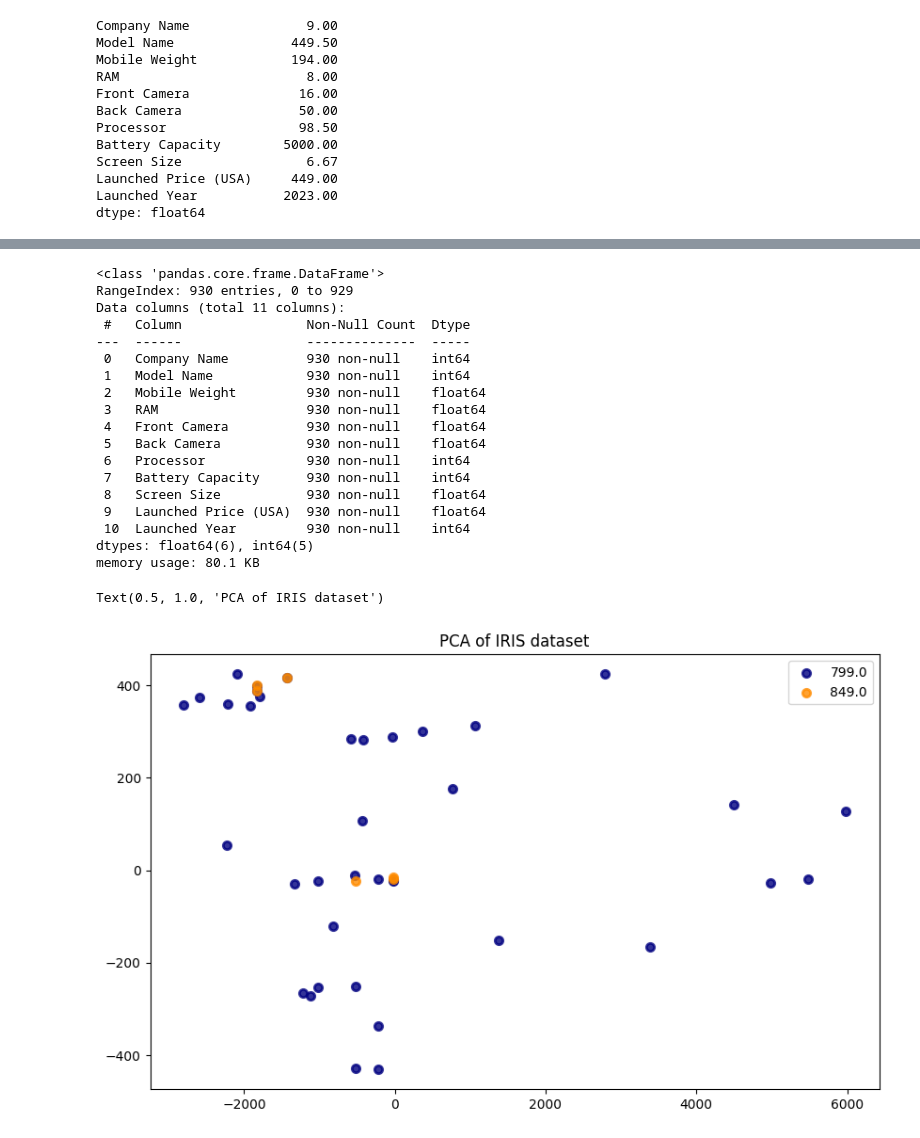
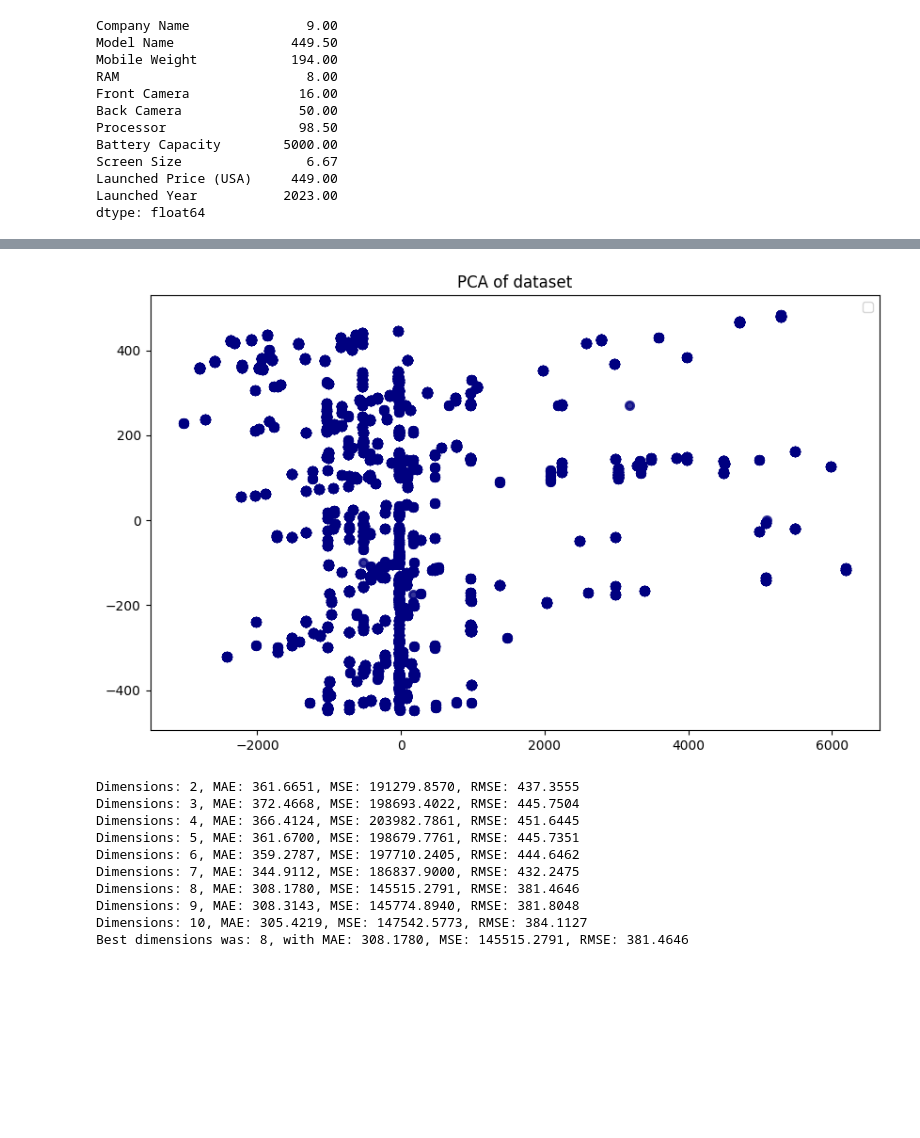
Before and after one commit to AllHailTheSheep/CIS3715, a Jupyter notebook: final/final.ipynb, the cells around one changed output, grey strips where cells are left out. Cells and saved outputs as stored; diff of their text form; code cells hidden in the pictures; blank space fills up the shorter version.

```diff
--- a/final/final.ipynb
+++ b/final/final.ipynb
@@ -153,53 +153,86 @@ plt.show()
 
 med_ram_per_year = ppdf.groupby('Launched Year')['RAM'].median()
 plt.figure(figsize=(10,6))
 med_ram_per_year.plot(kind='line', marker='o', color='b', linestyle='-', linewidth=2, markersize=6)
 plt.title('Median RAM per Year')
 plt.xlabel('Year')
 plt.ylabel('Median RAM (USD)')
 plt.grid(True)
 plt.xticks(rotation=45)
 plt.tight_layout()
 plt.show()
 
 
+# plotting 2d PCA
 from sklearn.decomposition import PCA
-ppdf.info()
 y = ppdf['Launched Price (USA)']
 X = ppdf.drop('Launched Price (USA)', axis=1)
 X -= np.mean(X, axis = 0)
 
 # pca, reduce the number of features to 2
 pca = PCA(n_components=2)
 X_r = pca.fit(X).transform(X)
 plt.figure(figsize=(10,6))
 lw = 2
 for i in y:
-    plt.scatter(X_r[y == i, 0], X_r[y == i, 1], color='navy', alpha=.8, lw=lw, label=i)
-plt.legend(loc='best', shadow=False, scatterpoints=1)
+    plt.scatter(X_r[y == i, 0], X_r[y == i, 1], color='navy', alpha=.8, lw=lw)
+plt.legend(shadow=False, scatterpoints=1)
 plt.title('PCA of dataset')
+plt.show()
 # %% [output]
 [figure]
 [figure]
 [figure]
 [figure]
-<class 'pandas.core.frame.DataFrame'>
-RangeIndex: 930 entries, 0 to 929
-Data columns (total 11 columns):
- #   Column                Non-Null Count  Dtype
----  ------                --------------  -----
- 0   Company Name          930 non-null    int64
- 1   Model Name            930 non-null    int64
- 2   Mobile Weight         930 non-null    float64
- 3   RAM                   930 non-null    float64
- 4   Front Camera          930 non-null    float64
- 5   Back Camera           930 non-null    float64
- 6   Processor             930 non-null    int64
- 7   Battery Capacity      930 non-null    int64
- 8   Screen Size           930 non-null    float64
- 9   Launched Price (USA)  930 non-null    float64
- 10  Launched Year         930 non-null    int64
-dtypes: float64(6), int64(5)
-memory usage: 80.1 KB
-Text(0.5, 1.0, 'PCA of IRIS dataset')
-[figure, old version]
+[figure, new version]
+# %%
+# FINDING BEST PCA
+from sklearn.model_selection import train_test_split
+from sklearn.linear_model import Ridge
+from sklearn.metrics import mean_absolute_error,mean_squared_error
+from sklearn.preprocessing import StandardScaler
+
+# first, find best PCA
+best_dim = float('inf')
+best_mae = float('inf')
+best_mse = float('inf')
+best_rmse= float('inf')
+for i in range(2, 11):
+    pca = PCA(n_components=i)
+    X_r = pca.fit(X).transform(X)
+
+    X_train,X_test,y_train,y_test = train_test_split(X_r,
+                                                 y,
+                                                 test_size=0.2,
+                                                 random_state=42)
+
+    normalizer = StandardScaler()
+    X_train = normalizer.fit_transform(X_train)
+    X_test = normalizer.transform(X_test)
+
+    lr = Ridge(alpha=.1)
+    lr.fit(X_train, y_train)
+
+    y_test_pred = lr.predict(X_test)
+    mae = mean_absolute_error(y_test, y_test_pred)
+    mse = mean_squared_error(y_test, y_test_pred)
+    rmse = np.sqrt(mse)
+    if mse < best_mse:
+        best_dim = i
+        best_mae = mae
+        best_mse = mse
+        best_rmse = rmse
+    print("Dimensions: {:.0f}, MAE: {:.4f}, MSE: {:.4f}, RMSE: {:.4f}".format(i, mae, mse, rmse))
+
+print("Best dimensions was: {:.0f}, with MAE: {:.4f}, MSE: {:.4f}, RMSE: {:.4f}".format(best_dim, best_mae, best_mse, best_rmse))
+# %% [output]
+Dimensions: 2, MAE: 361.6651, MSE: 191279.8570, RMSE: 437.3555
+Dimensions: 3, MAE: 372.4668, MSE: 198693.4022, RMSE: 445.7504
+Dimensions: 4, MAE: 366.4124, MSE: 203982.7861, RMSE: 451.6445
+Dimensions: 5, MAE: 361.6700, MSE: 198679.7761, RMSE: 445.7351
+Dimensions: 6, MAE: 359.2787, MSE: 197710.2405, RMSE: 444.6462
+Dimensions: 7, MAE: 344.9112, MSE: 186837.9000, RMSE: 432.2475
+Dimensions: 8, MAE: 308.1780, MSE: 145515.2791, RMSE: 381.4646
+Dimensions: 9, MAE: 308.3143, MSE: 145774.8940, RMSE: 381.8048
+Dimensions: 10, MAE: 305.4219, MSE: 147542.5773, RMSE: 384.1127
+Best dimensions was: 8, with MAE: 308.1780, MSE: 145515.2791, RMSE: 381.4646
```
Also changed, not shown: parts of 1 cell of this notebook, 25 other files.
